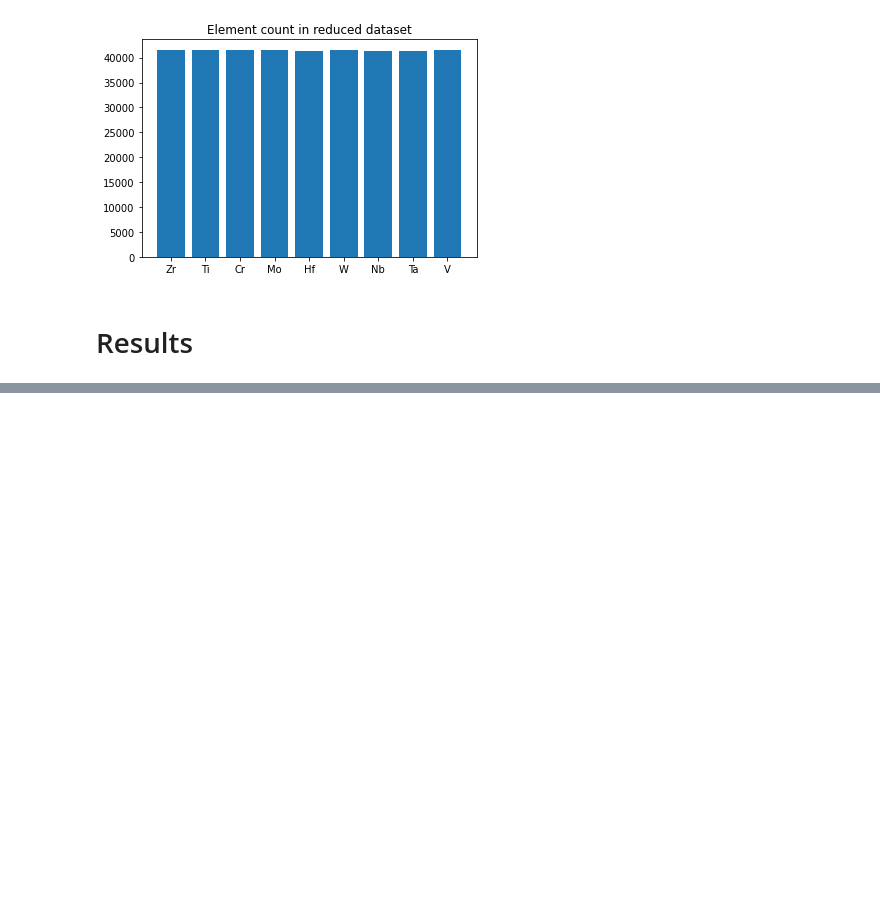
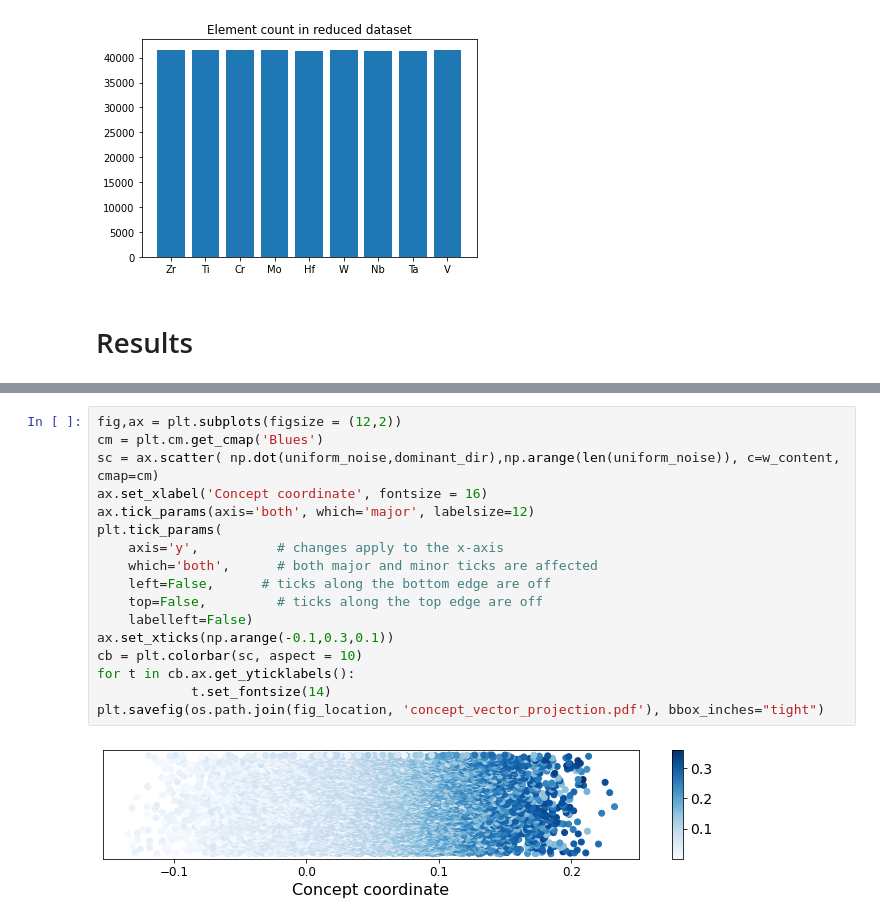
Before and after one commit to dovahkiin0022/forward_v_inverse, a Jupyter notebook: notebooks/visualization.ipynb, the cells around one changed output, grey strips where cells are left out. Cells and saved outputs as stored; diff of their text form; blank space fills up the shorter version.

```diff
--- a/notebooks/visualization.ipynb
+++ b/notebooks/visualization.ipynb
@@ -62 +87,20 @@ plt.tight_layout()
+# %%
+fig,ax = plt.subplots(figsize = (12,2))
+cm = plt.cm.get_cmap('Blues')
+sc = ax.scatter( np.dot(uniform_noise,dominant_dir),np.arange(len(uniform_noise)), c=w_content, cmap=cm)
+ax.set_xlabel('Concept coordinate', fontsize = 16)
+ax.tick_params(axis='both', which='major', labelsize=12)
+plt.tick_params(
+    axis='y',          # changes apply to the x-axis
+    which='both',      # both major and minor ticks are affected
+    left=False,      # ticks along the bottom edge are off
+    top=False,         # ticks along the top edge are off
+    labelleft=False)
+ax.set_xticks(np.arange(-0.1,0.3,0.1))
+cb = plt.colorbar(sc, aspect = 10)
+for t in cb.ax.get_yticklabels():
+            t.set_fontsize(14)
+plt.savefig(os.path.join(fig_location, 'concept_vector_projection.pdf'), bbox_inches="tight")
+# %% [output]
+[figure, added]
 # %%
```
Also changed, not shown: parts of 13 cells of this notebook, 12 other files.
